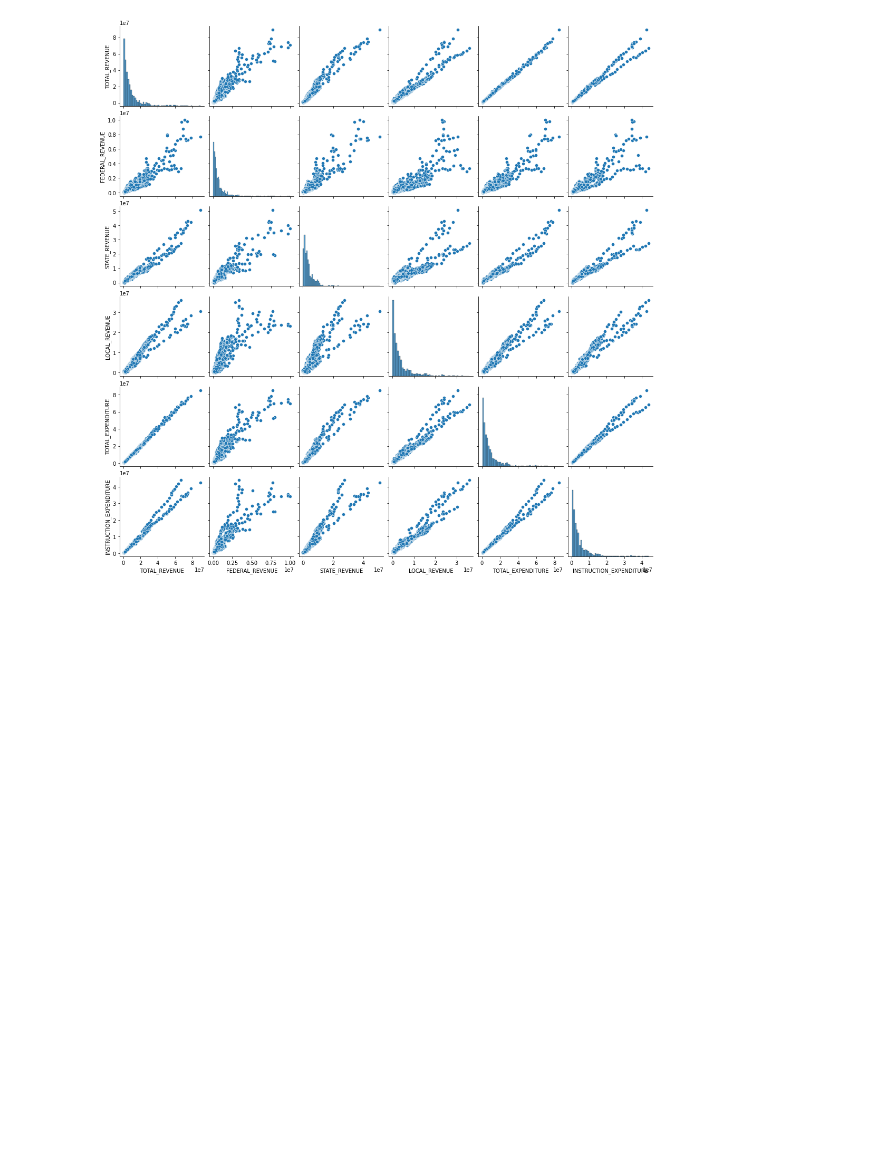
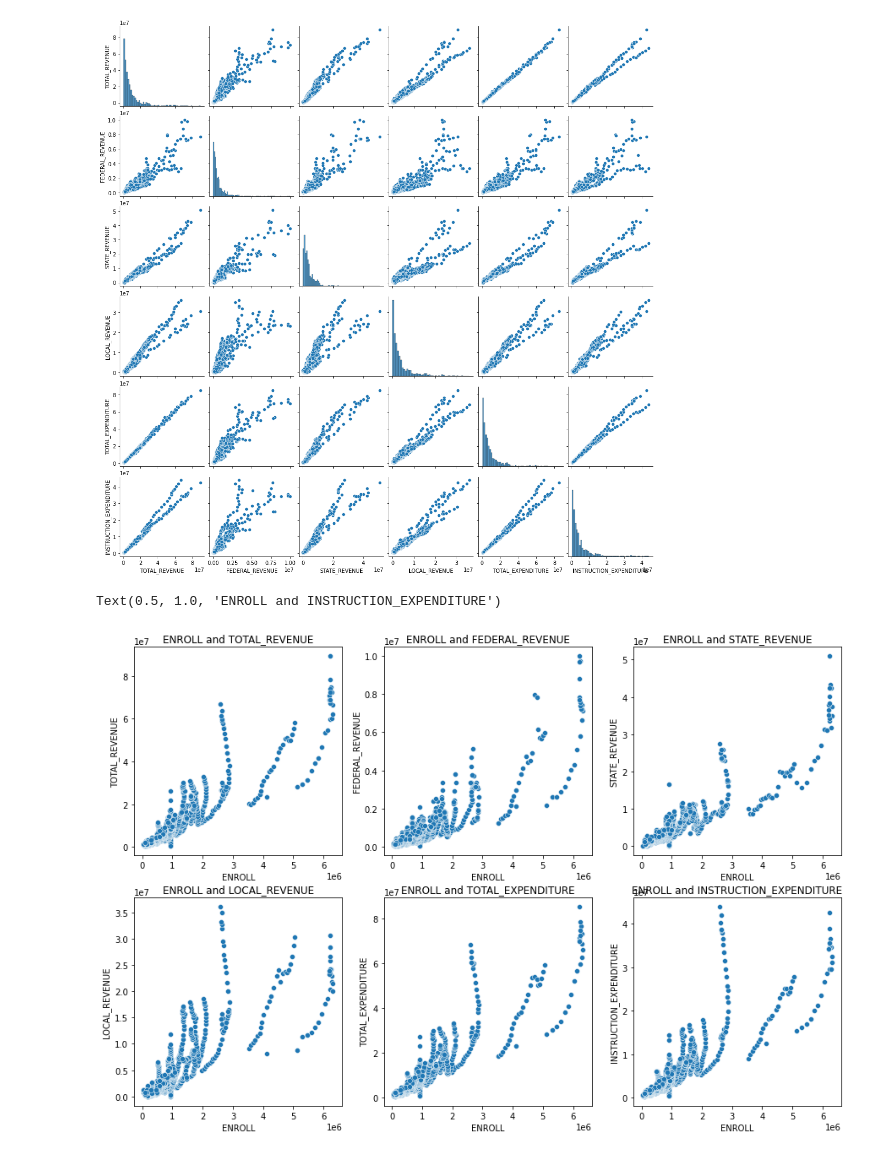
Before and after one commit to vanessailana/Data-Mining-Case-Studies-, a Jupyter notebook: us-educational-finance.ipynb, the cells around one changed output. Saved outputs shown, nothing was run; the diff lists cells and outputs as text; code cells hidden in the pictures; blank space fills up the shorter version.

```diff
--- a/us-educational-finance.ipynb
+++ b/us-educational-finance.ipynb
@@ -120,3 +120,33 @@ sns.pairplot(states,vars=['TOTAL_REVENUE', 'FEDERAL_REVENUE', 'STATE_REVENUE', '
 # %% [output]
 <seaborn.axisgrid.PairGrid at 0x...>
 [figure]
+# %%
+# Create a subplot with 2 rows and 3 columns
+fig, ax = plt.subplots(2, 3, figsize=(15,10))
+
+# Plot the relationship between ENROLL and TOTAL_REVENUE
+sns.scatterplot(x="ENROLL", y="TOTAL_REVENUE", data=df, ax=ax[0][0])
+ax[0][0].set_title("ENROLL and TOTAL_REVENUE")
+
+# Plot the relationship between ENROLL and FEDERAL_REVENUE
+sns.scatterplot(x="ENROLL", y="FEDERAL_REVENUE", data=df, ax=ax[0][1])
+ax[0][1].set_title("ENROLL and FEDERAL_REVENUE")
+
+# Plot the relationship between ENROLL and STATE_REVENUE
+sns.scatterplot(x="ENROLL", y="STATE_REVENUE", data=df, ax=ax[0][2])
+ax[0][2].set_title("ENROLL and STATE_REVENUE")
+
+# Plot the relationship between ENROLL and LOCAL_REVENUE
+sns.scatterplot(x="ENROLL", y="LOCAL_REVENUE", data=df, ax=ax[1][0])
+ax[1][0].set_title("ENROLL and LOCAL_REVENUE")
+
+# Plot the relationship between ENROLL and TOTAL_EXPENDITURE
+sns.scatterplot(x="ENROLL", y="TOTAL_EXPENDITURE", data=df, ax=ax[1][1])
+ax[1][1].set_title("ENROLL and TOTAL_EXPENDITURE")
+
+# Plot the relationship between ENROLL and INSTRUCTION_EXPENDITURE
+sns.scatterplot(x="ENROLL", y="INSTRUCTION_EXPENDITURE", data=df, ax=ax[1][2])
+ax[1][2].set_title("ENROLL and INSTRUCTION_EXPENDITURE")
+# %% [output]
+Text(0.5, 1.0, 'ENROLL and INSTRUCTION_EXPENDITURE')
+[figure, added]
```
